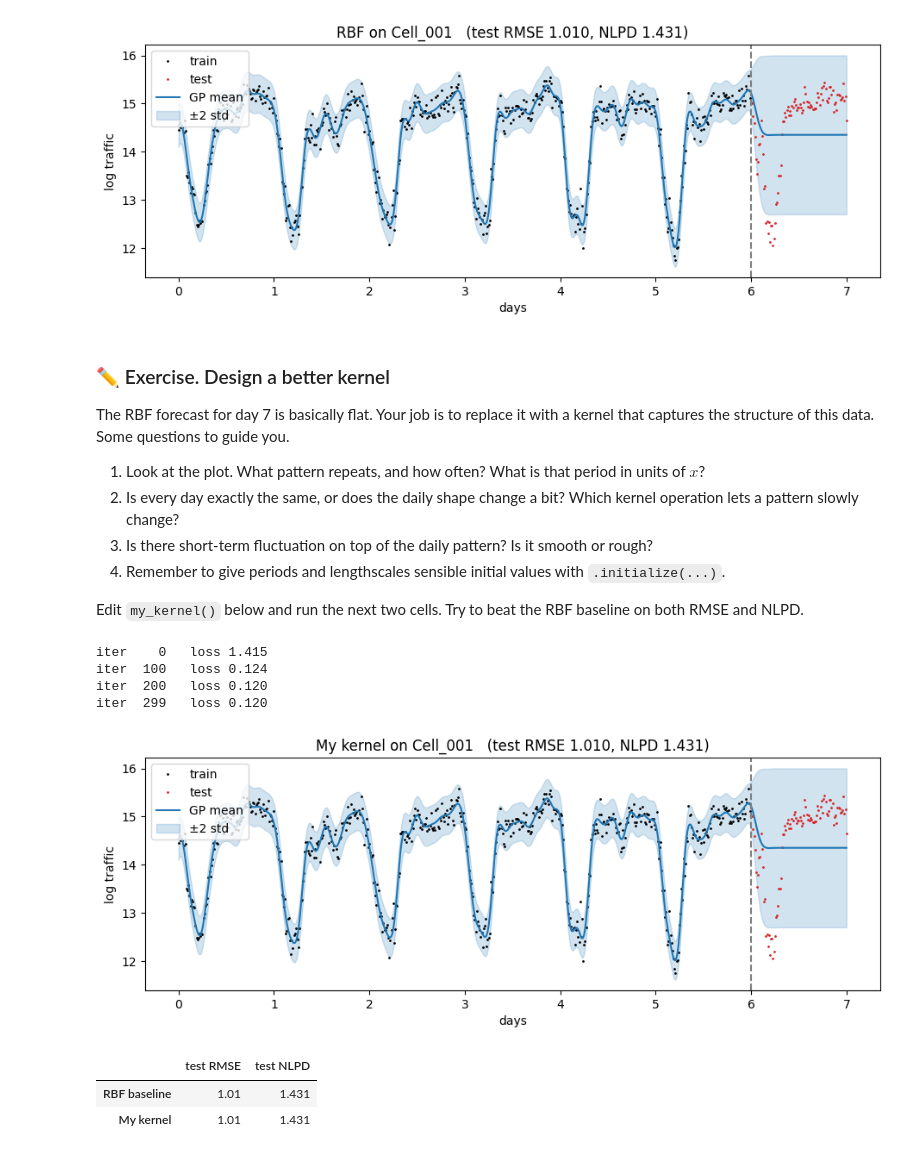
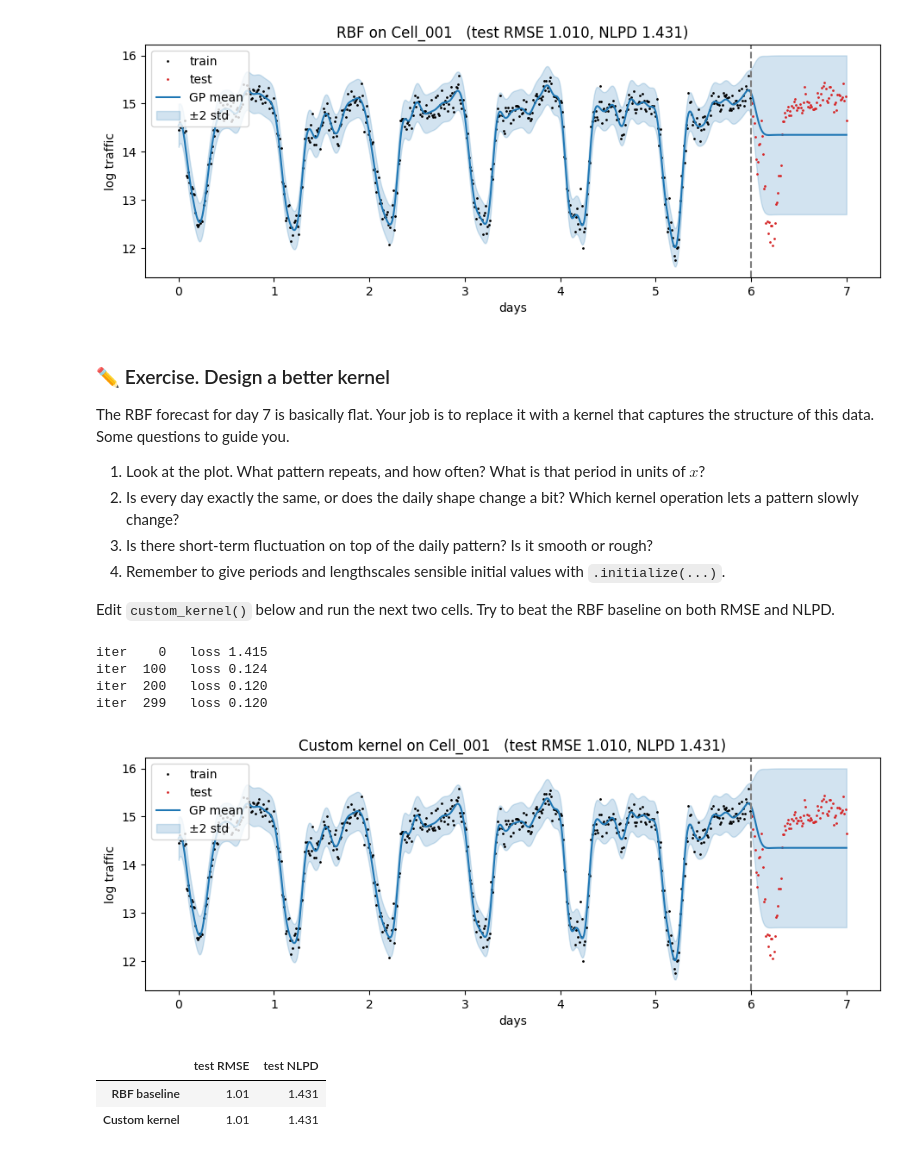
Before and after one commit to richardcsuwandi/gp-time-series-tutorial, a Jupyter notebook: gp_time_series_tutorial.ipynb, the cells around one changed output. Saved outputs shown, nothing was run; the diff lists cells and outputs as text; code cells hidden in the pictures.

```diff
--- a/gp_time_series_tutorial.ipynb
+++ b/gp_time_series_tutorial.ipynb
@@ -114,7 +213,7 @@ plt.show()
 
 Training is a standard PyTorch loop. The loss is the negative marginal likelihood (GPyTorch divides it by the number of points, so the numbers stay small).
 # %%
-def train(model, iters=300, lr=0.05):
+def train(model, iters=300, lr=0.05, verbose=True):
     x, y = model.train_inputs[0], model.train_targets
     mll = gpytorch.mlls.ExactMarginalLogLikelihood(model.likelihood, model)
     optimizer = torch.optim.Adam(model.parameters(), lr=lr)
@@ -124,7 +223,7 @@ def train(model, iters=300, lr=0.05):
         loss = -mll(model(x), y)
         loss.backward()
         optimizer.step()
-        if i % 100 == 0 or i == iters - 1:
+        if verbose and (i % 100 == 0 or i == iters - 1):
             print(f"iter {i:4d}   loss {loss.item():.3f}")
     return model
 
@@ -340,0 +436,29 @@ Saving huawei_cell_traffic.csv to huawei_cell_traffic.csv
+# %%
+import os
+
+DATA_URL = "https://raw.githubusercontent.com/richardcsuwandi/gp-time-series-tutorial/main/huawei_cell_traffic.csv"
+DATA_PATH = "huawei_cell_traffic.csv" if os.path.exists("huawei_cell_traffic.csv") else DATA_URL
+traffic = pd.read_csv(DATA_PATH, parse_dates=["timestamp"]).set_index("timestamp")
+
+
+def load_cell(cell):
+    series = traffic[cell].resample("15min").mean()
+    days = torch.tensor((series.index - series.index[0]).total_seconds().to_numpy() / 86400)
+    y_log = torch.tensor(np.log(series.to_numpy()))
+    train_mask = days < 6
+    y_mean, y_std = y_log[train_mask].mean(), y_log[train_mask].std()
+    y = (y_log - y_mean) / y_std  # standardize with training statistics only
+    return days[train_mask], y[train_mask], days[~train_mask], y[~train_mask], y_mean, y_std
+
+
+CELL = "Cell_001"  # which network cell to model, from Cell_001 to Cell_030
+hx_train, hy_train, hx_test, hy_test, hy_mean, hy_std = load_cell(CELL)
+print(f"{len(hx_train)} training points, {len(hx_test)} test points")
+
+plt.plot(hx_train, hy_train * hy_std + hy_mean, lw=0.8, label="train (days 1 to 6)")
+plt.plot(hx_test, hy_test * hy_std + hy_mean, lw=0.8, color="tab:red", label="test (day 7)")
+plt.xlabel("days")
+plt.ylabel("log traffic")
+plt.title(f"Uplink traffic, {CELL}")
+plt.legend(loc="upper left")
+plt.show()
@@ -361,26 +504,26 @@ The RBF forecast for day 7 is basically flat. Your job is to replace it with a k
 3. Is there short-term fluctuation on top of the daily pattern? Is it smooth or rough?
 4. Remember to give periods and lengthscales sensible initial values with `.initialize(...)`.
 
-Edit `my_kernel()` below and run the next two cells. Try to beat the RBF baseline on both RMSE and NLPD.
+Edit `custom_kernel()` below and run the next two cells. Try to beat the RBF baseline on both RMSE and NLPD.
 # %%
-def my_kernel():
+def custom_kernel():
     # TODO: replace this baseline with your own kernel design
     return ScaleKernel(RBFKernel())
 
-model_h = train(GPModel(hx_train, hy_train, my_kernel()))
-plot_fit(model_h, hx_train, hy_train, hx_test, hy_test, f"My kernel on {CELL}", hy_mean, hy_std, "days", "log traffic")
+model_h_custom = train(GPModel(hx_train, hy_train, custom_kernel()))
+plot_fit(model_h_custom, hx_train, hy_train, hx_test, hy_test, f"Custom kernel on {CELL}", hy_mean, hy_std, "days", "log traffic")
 # %% [output]
 iter    0   loss 1.415
 iter  100   loss 0.124
 iter  200   loss 0.120
 iter  299   loss 0.120
-[figure, old version]
+[figure, new version]
 # %%
 pd.DataFrame({
     "RBF baseline": score(model_h_rbf, hx_test, hy_test),
-    "My kernel": score(model_h, hx_test, hy_test),
+    "Custom kernel": score(model_h_custom, hx_test, hy_test),
 }, index=["test RMSE", "test NLPD"]).T.round(3)
 # %% [output]
 |  | test RMSE | test NLPD |
 | RBF baseline | 1.01 | 1.431 |
-| My kernel | 1.01 | 1.431 |
+| Custom kernel | 1.01 | 1.431 |
```
Also changed, not shown: parts of 35 cells of this notebook, 1 other file.
